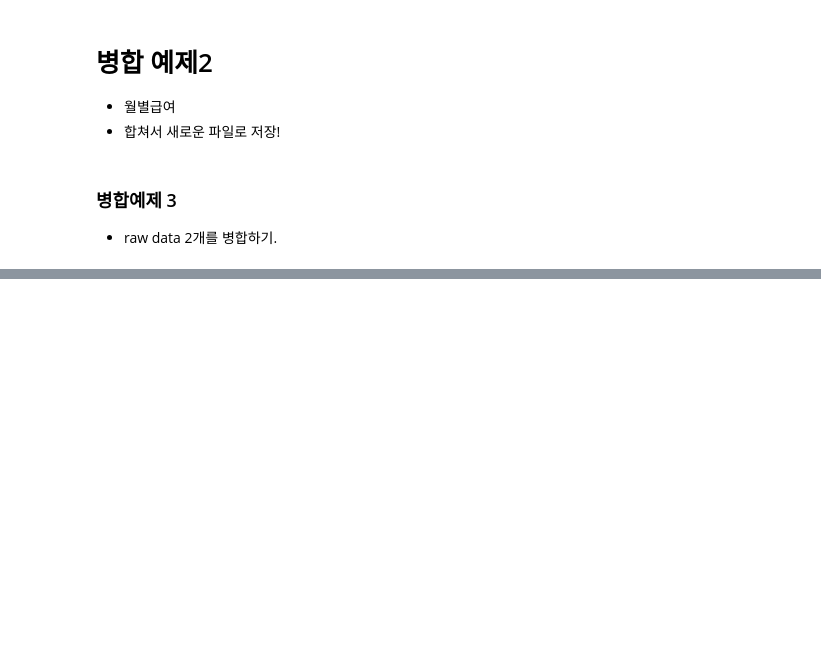
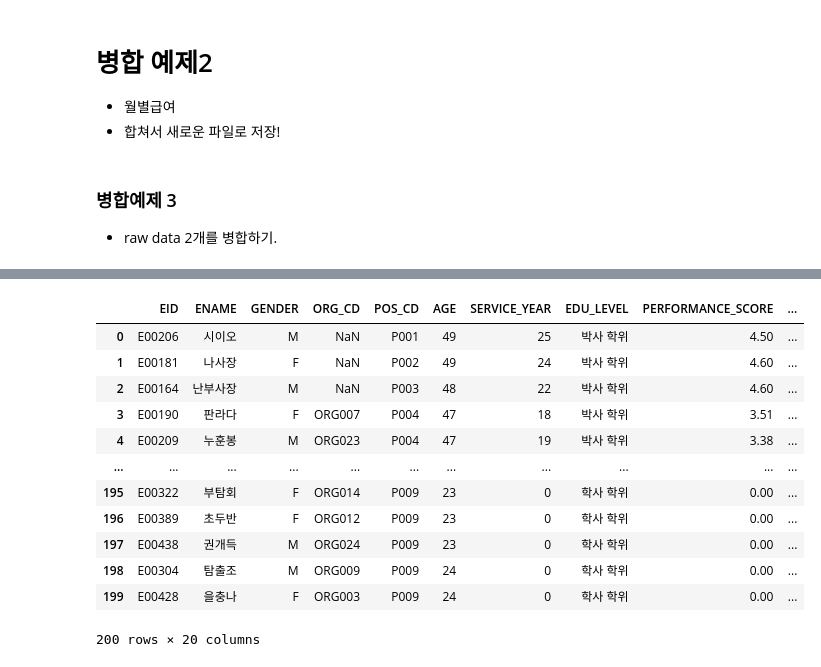
Before and after one commit to positivemultiplier/LG_DX_SCHOOL, a Jupyter notebook: 01_Foundation/python_lib/20250715_DFhandling.ipynb, the cells around one changed output, grey strips where cells are left out. Drawn from its saved outputs; the diff is of its cells as text; code cells hidden in the pictures; blank space fills up the shorter version.

```diff
--- a/01_Foundation/python_lib/20250715_DFhandling.ipynb
+++ b/01_Foundation/python_lib/20250715_DFhandling.ipynb
@@ -302,0 +399,21 @@ org_info_result.to_csv("./data/병합예제3/org_info_result.csv", encoding="utf
+# %%
+import pandas as pd
+import os
+os.getcwd()
+# os.chdir("./01_Foundation/python_lib")
+hr_info= pd.read_csv("data/병합예제3/hr-info.csv", encoding="euc-kr")
+display(hr_info)
+# %% [output]
+|  | EID | ENAME | GENDER | ORG_CD | POS_CD | AGE | SERVICE_YEAR | EDU_LEVEL | PERFORMANCE_SCORE | ... |
+| 0 | E00206 | 시이오 | M | NaN | P001 | 49 | 25 | 박사 학위 | 4.50 | ... |
+| 1 | E00181 | 나사장 | F | NaN | P002 | 49 | 24 | 박사 학위 | 4.60 | ... |
+| 2 | E00164 | 난부사장 | M | NaN | P003 | 48 | 22 | 박사 학위 | 4.60 | ... |
+| 3 | E00190 | 판라다 | F | ORG007 | P004 | 47 | 18 | 박사 학위 | 3.51 | ... |
+| 4 | E00209 | 누훈봉 | M | ORG023 | P004 | 47 | 19 | 박사 학위 | 3.38 | ... |
+| ... | ... | ... | ... | ... | ... | ... | ... | ... | ... | ... |
+| 195 | E00322 | 부탐회 | F | ORG014 | P009 | 23 | 0 | 학사 학위 | 0.00 | ... |
+| 196 | E00389 | 초두반 | F | ORG012 | P009 | 23 | 0 | 학사 학위 | 0.00 | ... |
+| 197 | E00438 | 권개득 | M | ORG024 | P009 | 23 | 0 | 학사 학위 | 0.00 | ... |
+| 198 | E00304 | 탐출조 | M | ORG009 | P009 | 24 | 0 | 학사 학위 | 0.00 | ... |
+| 199 | E00428 | 을충나 | F | ORG003 | P009 | 24 | 0 | 학사 학위 | 0.00 | ... |
+200 rows × 20 columns
```
Also changed, not shown: parts of 27 cells of this notebook, 7 other files.
